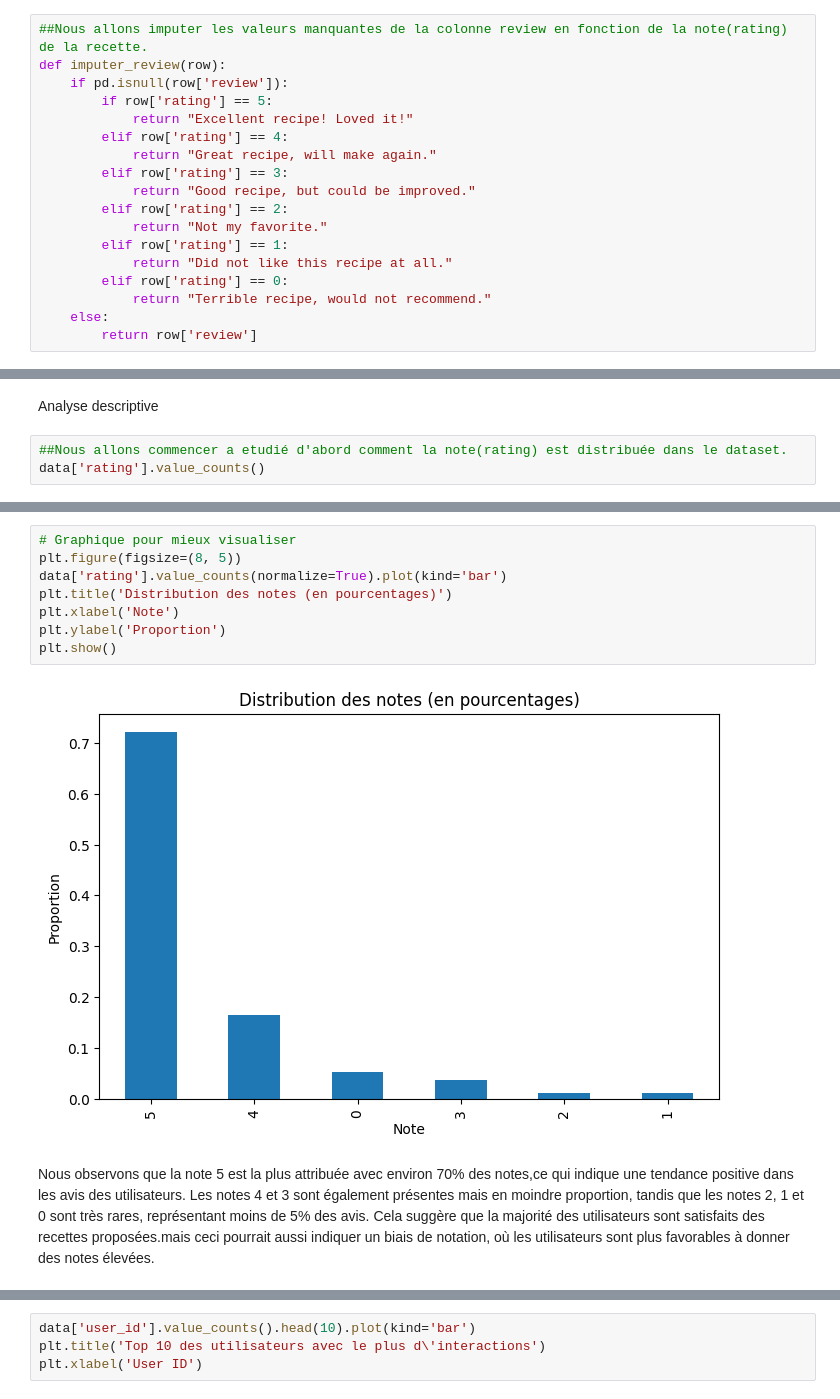
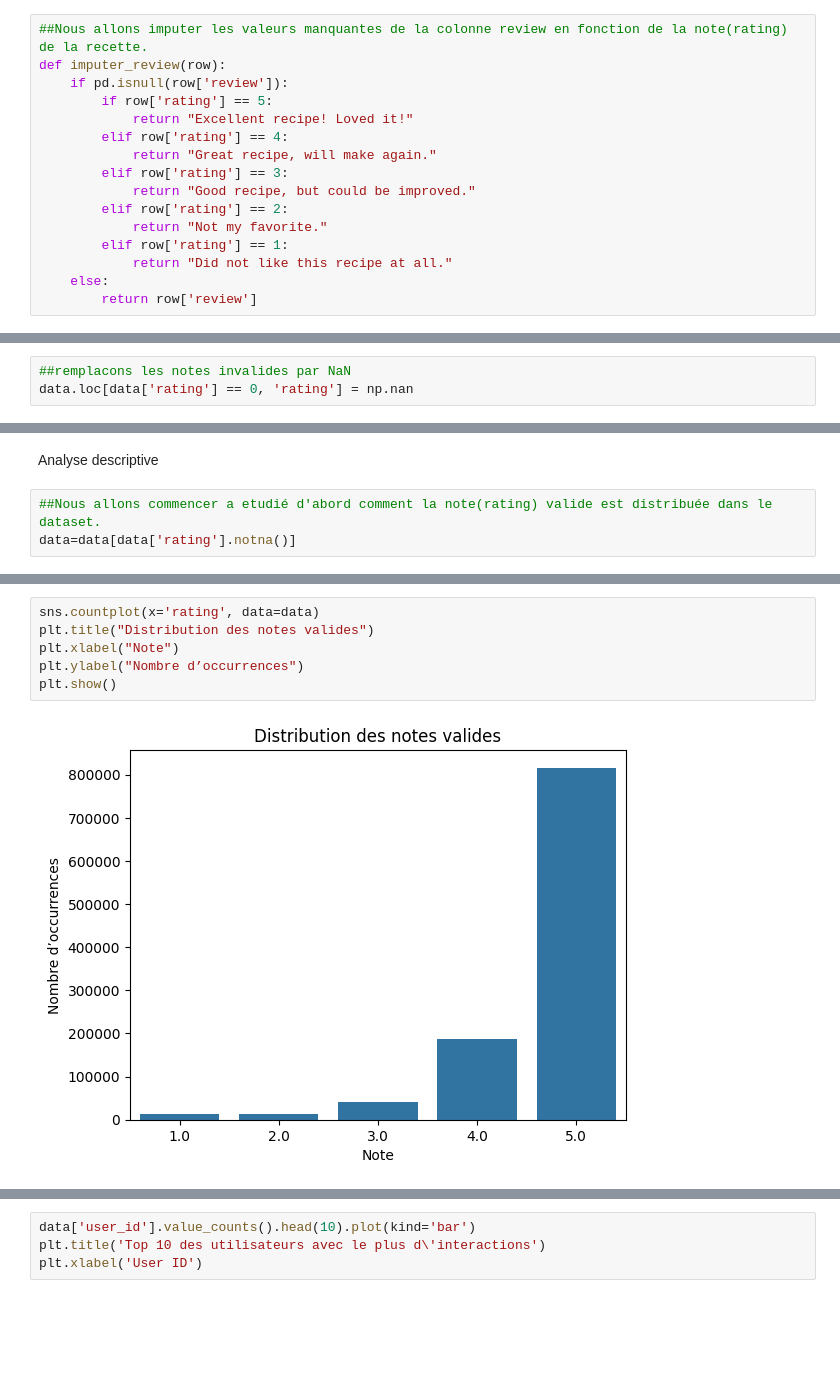
Before and after one commit to DjNaGuRo/MangeTaMain, a Jupyter notebook: notebooks/pr.ipynb, the cells around one changed output, grey strips where cells are left out. Saved outputs shown, nothing was run; the diff lists cells and outputs as text; blank space fills up the shorter version.

```diff
--- a/notebooks/pr.ipynb
+++ b/notebooks/pr.ipynb
@@ -139,8 +139,6 @@ def imputer_review(row):
             return "Not my favorite."
         elif row['rating'] == 1:
             return "Did not like this recipe at all."
-        elif row['rating'] == 0:
-            return "Terrible recipe, would not recommend."
     else:
         return row['review']
 # %%
@@ -234,0 +260,3 @@ None
+# %%
+##remplacons les notes invalides par NaN
+data.loc[data['rating'] == 0, 'rating'] = np.nan
@@ -235,5 +268,5 @@ None
 # %% [markdown]
 Analyse descriptive
 # %%
-##Nous allons commencer a etudié d'abord comment la note(rating) est distribuée dans le dataset.
-data['rating'].value_counts()
+##Nous allons commencer a etudié d'abord comment la note(rating) valide est distribuée dans le dataset.
+data=data[data['rating'].notna()]
@@ -272,12 +295,8 @@ Name: rating, dtype: float64
-# %%
-# Graphique pour mieux visualiser
-plt.figure(figsize=(8, 5))
-data['rating'].value_counts(normalize=True).plot(kind='bar')
-plt.title('Distribution des notes (en pourcentages)')
-plt.xlabel('Note')
-plt.ylabel('Proportion')
-plt.show()
-# %% [output]
-[figure, removed]
-# %% [markdown]
-Nous observons que la note 5 est la plus attribuée avec environ 70% des notes,ce qui indique une tendance positive dans les avis des utilisateurs. Les notes 4 et 3 sont également présentes mais en moindre proportion, tandis que les notes 2, 1 et 0 sont très rares, représentant moins de 5% des avis. Cela suggère que la majorité des utilisateurs sont satisfaits des recettes proposées.mais ceci pourrait aussi indiquer un biais de notation, où les utilisateurs sont plus favorables à donner des notes élevées.
+# %%
+sns.countplot(x='rating', data=data)
+plt.title("Distribution des notes valides")
+plt.xlabel("Note")
+plt.ylabel("Nombre d’occurrences")
+plt.show()
+# %% [output]
+[figure, added]
```
Also changed, not shown: parts of 41 cells of this notebook.
